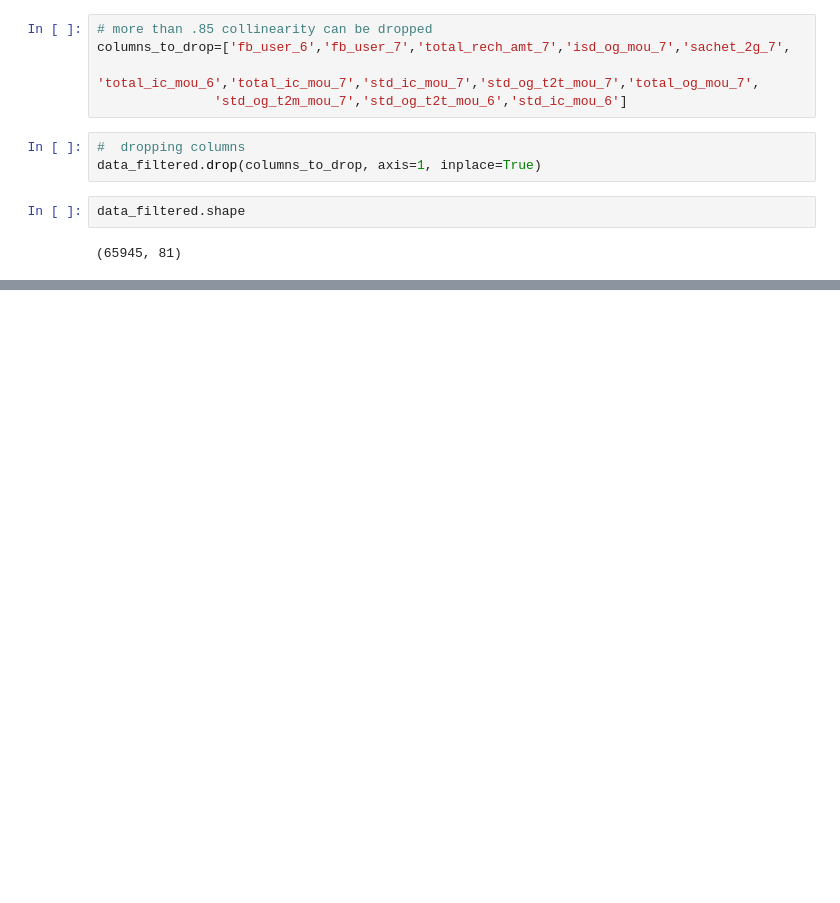
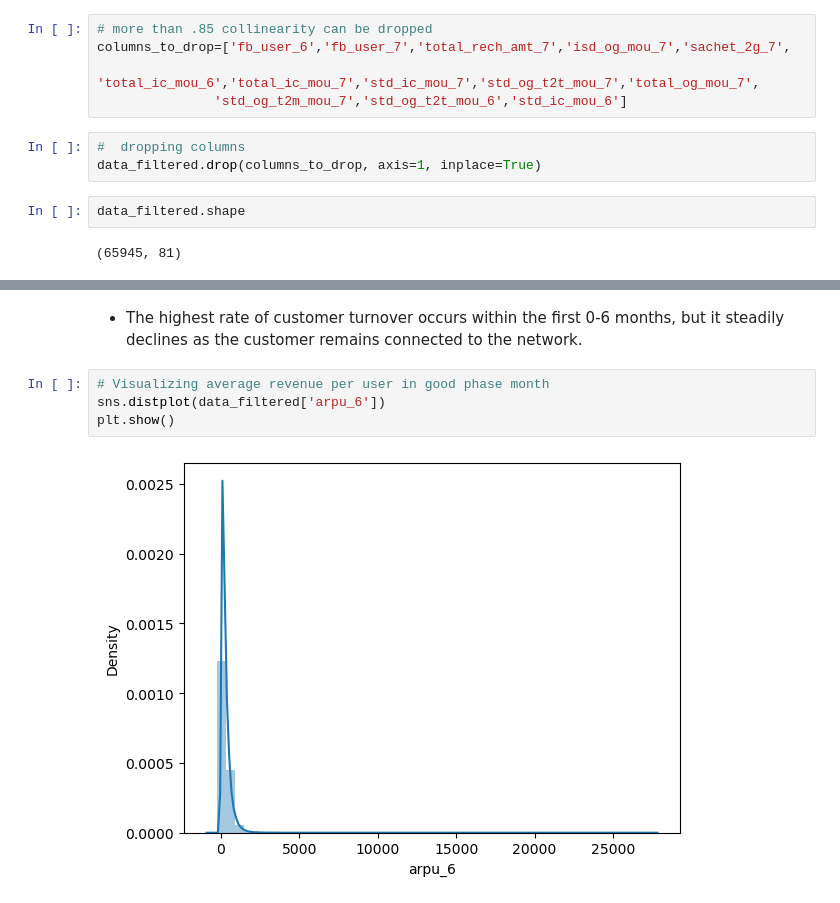
Before and after one commit to SanjayaKumarSahoo/telecom-churn-group-case-study, a Jupyter notebook: solution.ipynb, the cells around one changed output, grey strips where cells are left out. Drawn from its saved outputs; the diff is of its cells as text; blank space fills up the shorter version.

```diff
--- a/solution.ipynb
+++ b/solution.ipynb
@@ -852,0 +896,8 @@ data_filtered.shape
+# %% [markdown]
+- The highest rate of customer turnover occurs within the first 0-6 months, but it steadily declines as the customer remains connected to the network.
+# %%
+# Visualizing average revenue per user in good phase month
+sns.distplot(data_filtered['arpu_6'])
+plt.show()
+# %% [output]
+[figure, added]
```
Also changed, not shown: parts of 17 cells of this notebook.
